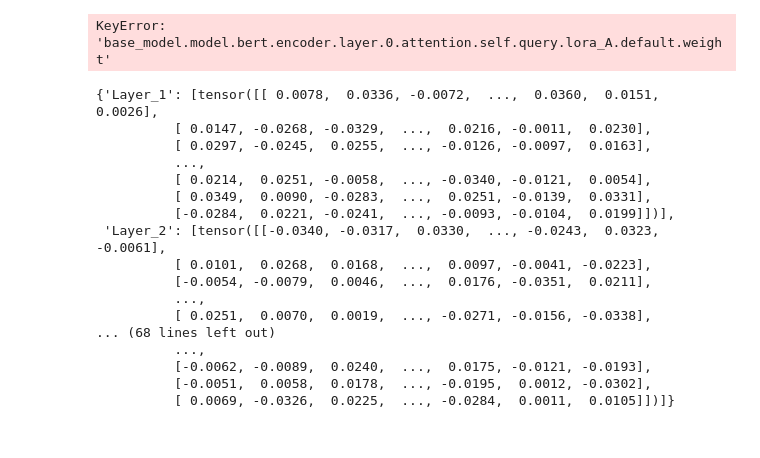
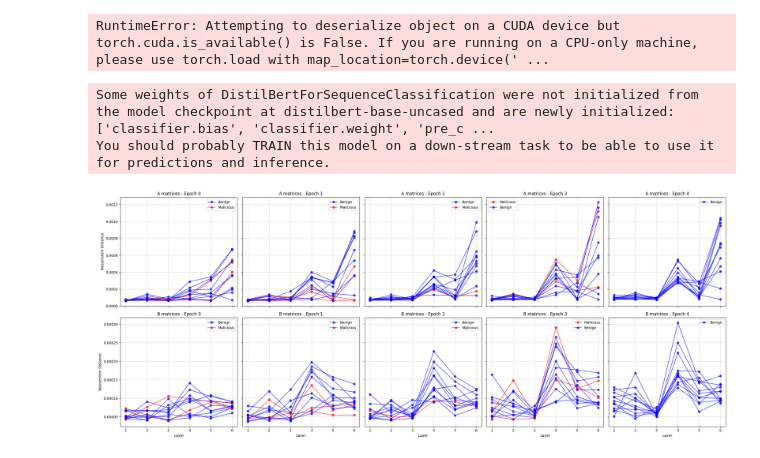
Before and after one commit to Vblack929/fedlora, a Jupyter notebook: pilot_experiment.ipynb, the cells around one changed output. Drawn from its saved outputs; the diff is of its cells as text; code cells hidden in the pictures.

```diff
--- a/pilot_experiment.ipynb
+++ b/pilot_experiment.ipynb
@@ -79,37 +0,0 @@ base_model.model.roberta.encoder.layer.11.attention.self.query.lora_A.default.we
-# %%
-model.state_dict()['base_model.model.bert.encoder.layer.0.attention.self.query.lora_A.default.weight']
-# %% [output]
-KeyError: 'base_model.model.bert.encoder.layer.0.attention.self.query.lora_A.default.weight'
-# %%
-A_key_pattern = 'base_model.model.roberta.encoder.layer.{}.attention.self.query.lora_A.default.weight'
-B_key_pattern = 'base_model.model.roberta.encoder.layer.{}.attention.self.query.lora_B.default.weight'
-
-A_matrices = {f'Layer_{i+1}': [] for i in range(12)}
-B_matrices = {f'Layer_{i+1}': [] for i in range(12)}
-
-for i in range(12):
-    A_key = A_key_pattern.format(i)
-    B_key = B_key_pattern.format(i)
-    if A_key in model.state_dict() and B_key in model.state_dict():
-        A_matrices[f'Layer_{i+1}'].append(model.state_dict()[A_key])
-        B_matrices[f'Layer_{i+1}'].append(model.state_dict()[B_key])
-
-A_matrices
-# %% [output]
-{'Layer_1': [tensor([[ 0.0078,  0.0336, -0.0072,  ...,  0.0360,  0.0151,  0.0026],
-          [ 0.0147, -0.0268, -0.0329,  ...,  0.0216, -0.0011,  0.0230],
-          [ 0.0297, -0.0245,  0.0255,  ..., -0.0126, -0.0097,  0.0163],
-          ...,
-          [ 0.0214,  0.0251, -0.0058,  ..., -0.0340, -0.0121,  0.0054],
-          [ 0.0349,  0.0090, -0.0283,  ...,  0.0251, -0.0139,  0.0331],
-          [-0.0284,  0.0221, -0.0241,  ..., -0.0093, -0.0104,  0.0199]])],
- 'Layer_2': [tensor([[-0.0340, -0.0317,  0.0330,  ..., -0.0243,  0.0323, -0.0061],
-          [ 0.0101,  0.0268,  0.0168,  ...,  0.0097, -0.0041, -0.0223],
-          [-0.0054, -0.0079,  0.0046,  ...,  0.0176, -0.0351,  0.0211],
-          ...,
-          [ 0.0251,  0.0070,  0.0019,  ..., -0.0271, -0.0156, -0.0338],
-... (68 lines left out)
-          ...,
-          [-0.0062, -0.0089,  0.0240,  ...,  0.0175, -0.0121, -0.0193],
-          [-0.0051,  0.0058,  0.0178,  ..., -0.0195,  0.0012, -0.0302],
-          [ 0.0069, -0.0326,  0.0225,  ..., -0.0284,  0.0011,  0.0105]])]}
@@ -115,0 +284,15 @@ A_matrices
+# %%
+weight_path = 'pilot/bert/client_weights.pkl'
+client_weights = load_client_weights(weight_path)
+# %% [output]
+RuntimeError: Attempting to deserialize object on a CUDA device but torch.cuda.is_available() is False. If you are running on a CPU-only machine, please use torch.load with map_location=torch.device(' ...
+# %%
+base_model = DistilBertForSequenceClassification.from_pretrained('distilbert-base-uncased', num_labels=2)
+peft_model = PeftModel.from_pretrained(base_model, 'models/distilbert_sst2')
+fig, A_distances, B_distances = plot_distances_across_epochs(model_name='distilbert',
+               clean_weights=peft_model.state_dict(),
+               epoch_data=client_weights)
+# %% [output]
+Some weights of DistilBertForSequenceClassification were not initialized from the model checkpoint at distilbert-base-uncased and are newly initialized: ['classifier.bias', 'classifier.weight', 'pre_c ...
+You should probably TRAIN this model on a down-stream task to be able to use it for predictions and inference.
+[figure, added]
```
Also changed, not shown: parts of 33 cells of this notebook, 26 other files.
